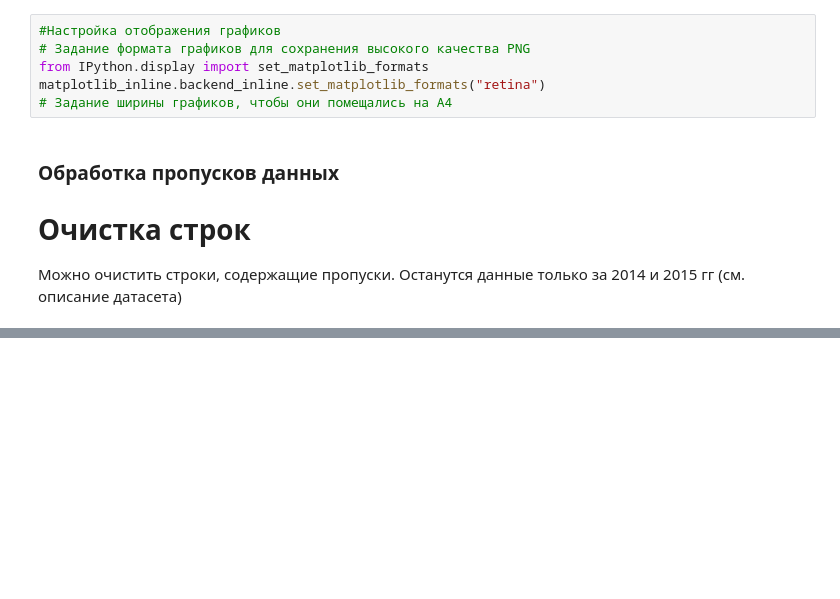
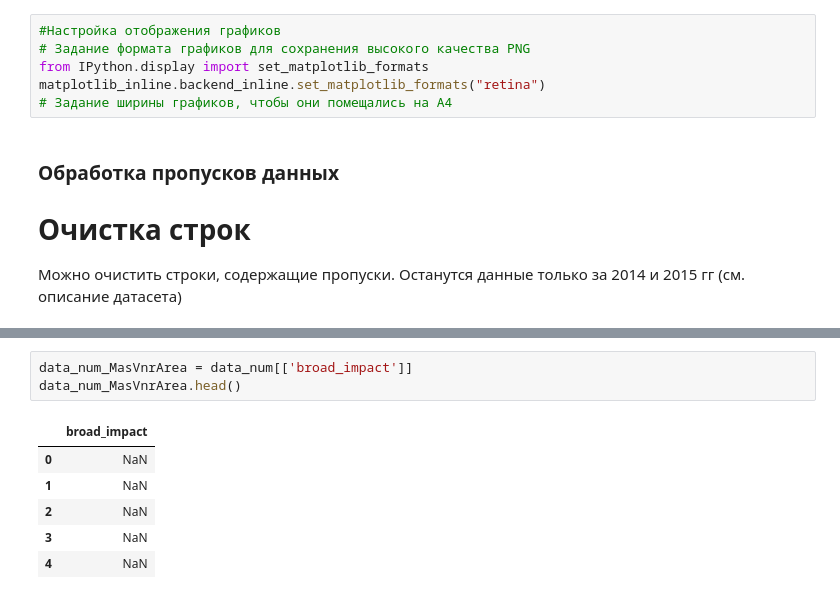
Before and after one commit to mrRoze/TMO-worked, a Jupyter notebook: TMO/Lab 2.ipynb, the cells around one changed output, grey strips where cells are left out. Cells and saved outputs as stored; diff of their text form; blank space fills up the shorter version.

```diff
--- a/TMO/Lab 2.ipynb
+++ b/TMO/Lab 2.ipynb
@@ -97,0 +166,10 @@ matplotlib_inline.backend_inline.set_matplotlib_formats("retina")
+# %%
+data_num_MasVnrArea = data_num[['broad_impact']]
+data_num_MasVnrArea.head()
+# %% [output]
+|  | broad_impact |
+| 0 | NaN |
+| 1 | NaN |
+| 2 | NaN |
+| 3 | NaN |
+| 4 | NaN |
```
Also changed, not shown: parts of 7 cells of this notebook.
